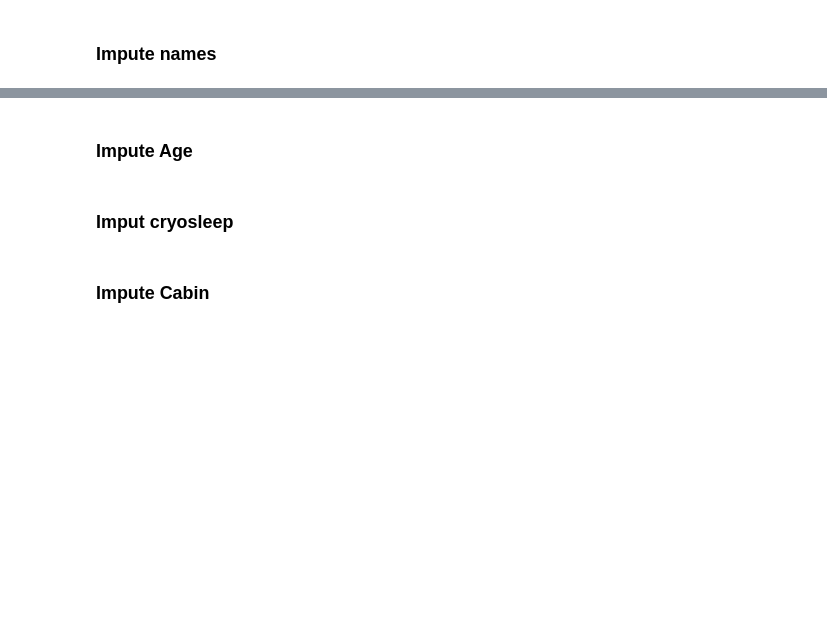
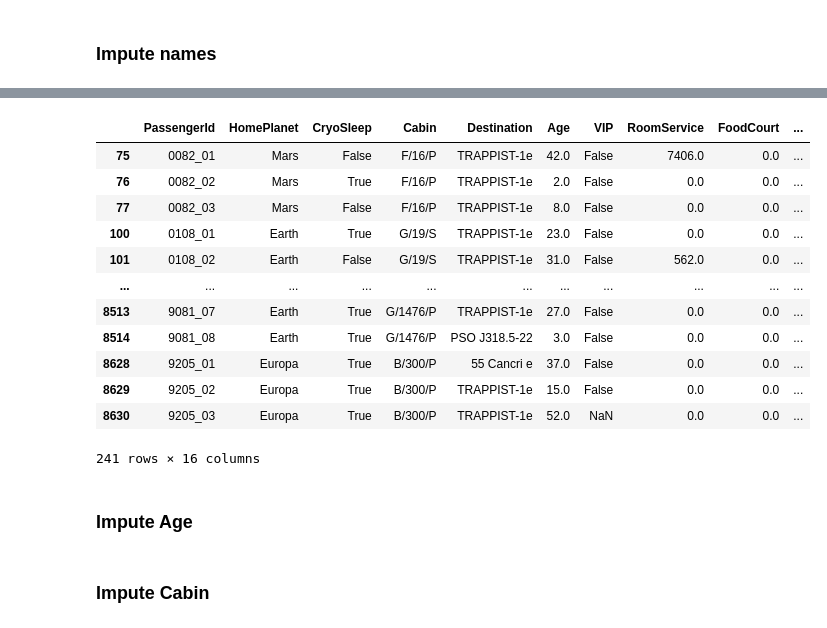
Before and after one commit to KosAqH/World-Tour-EDA, a Jupyter notebook: Space Titanic/analyse.ipynb, the cells around one changed output, grey strips where cells are left out. Saved outputs shown, nothing was run; the diff lists cells and outputs as text; code cells hidden in the pictures; blank space fills up the shorter version.

Commit message:
Add some analysis before imputations

```diff
--- a/Space Titanic/analyse.ipynb
+++ b/Space Titanic/analyse.ipynb
@@ -159,2 +181,8 @@ df[df.isna().sum(axis=1) == 3]
+# %%
+df.loc[(df["CryoSleep"].isna()) & (df[expenses_columns].sum(axis=1) > 0), "CryoSleep"] = True
+df.loc[(df["CryoSleep"].isna()) & (df[expenses_columns].sum(axis=1) == 0), "CryoSleep"] = False
 # %% [markdown]
 ### Impute names
+# %%
+tickets_id = df.loc[(df["Name"].isna()) & (df["InvidualId"] != "01"), "TicketId"]
+tickets_id
@@ -161,7 +214,21 @@ df[df.isna().sum(axis=1) == 3]
+# %%
+df.loc[df["TicketId"].isin(tickets_id.values)]
+# %% [output]
+|  | PassengerId | HomePlanet | CryoSleep | Cabin | Destination | Age | VIP | RoomService | FoodCourt | ... |
+| 75 | 0082_01 | Mars | False | F/16/P | TRAPPIST-1e | 42.0 | False | 7406.0 | 0.0 | ... |
+| 76 | 0082_02 | Mars | True | F/16/P | TRAPPIST-1e | 2.0 | False | 0.0 | 0.0 | ... |
+| 77 | 0082_03 | Mars | False | F/16/P | TRAPPIST-1e | 8.0 | False | 0.0 | 0.0 | ... |
+| 100 | 0108_01 | Earth | True | G/19/S | TRAPPIST-1e | 23.0 | False | 0.0 | 0.0 | ... |
+| 101 | 0108_02 | Earth | False | G/19/S | TRAPPIST-1e | 31.0 | False | 562.0 | 0.0 | ... |
+| ... | ... | ... | ... | ... | ... | ... | ... | ... | ... | ... |
+| 8513 | 9081_07 | Earth | True | G/1476/P | TRAPPIST-1e | 27.0 | False | 0.0 | 0.0 | ... |
+| 8514 | 9081_08 | Earth | True | G/1476/P | PSO J318.5-22 | 3.0 | False | 0.0 | 0.0 | ... |
+| 8628 | 9205_01 | Europa | True | B/300/P | 55 Cancri e | 37.0 | False | 0.0 | 0.0 | ... |
+| 8629 | 9205_02 | Europa | True | B/300/P | TRAPPIST-1e | 15.0 | False | 0.0 | 0.0 | ... |
+| 8630 | 9205_03 | Europa | True | B/300/P | TRAPPIST-1e | 52.0 | NaN | 0.0 | 0.0 | ... |
+241 rows × 16 columns
 # %% [markdown]
 ### Impute Age
-# %% [markdown]
-### Imput cryosleep
 # %% [markdown]
 ### Impute Cabin
 # %% [markdown]
```
Also changed, not shown: parts of 17 cells of this notebook.
